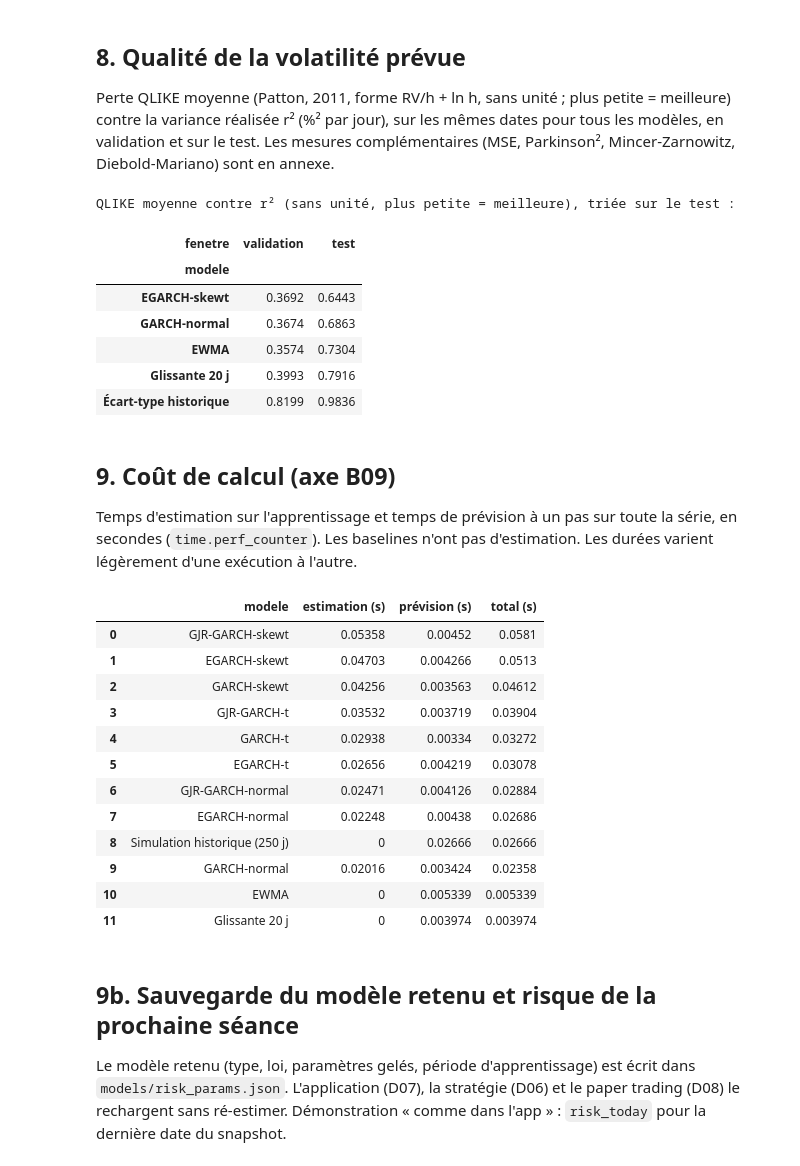
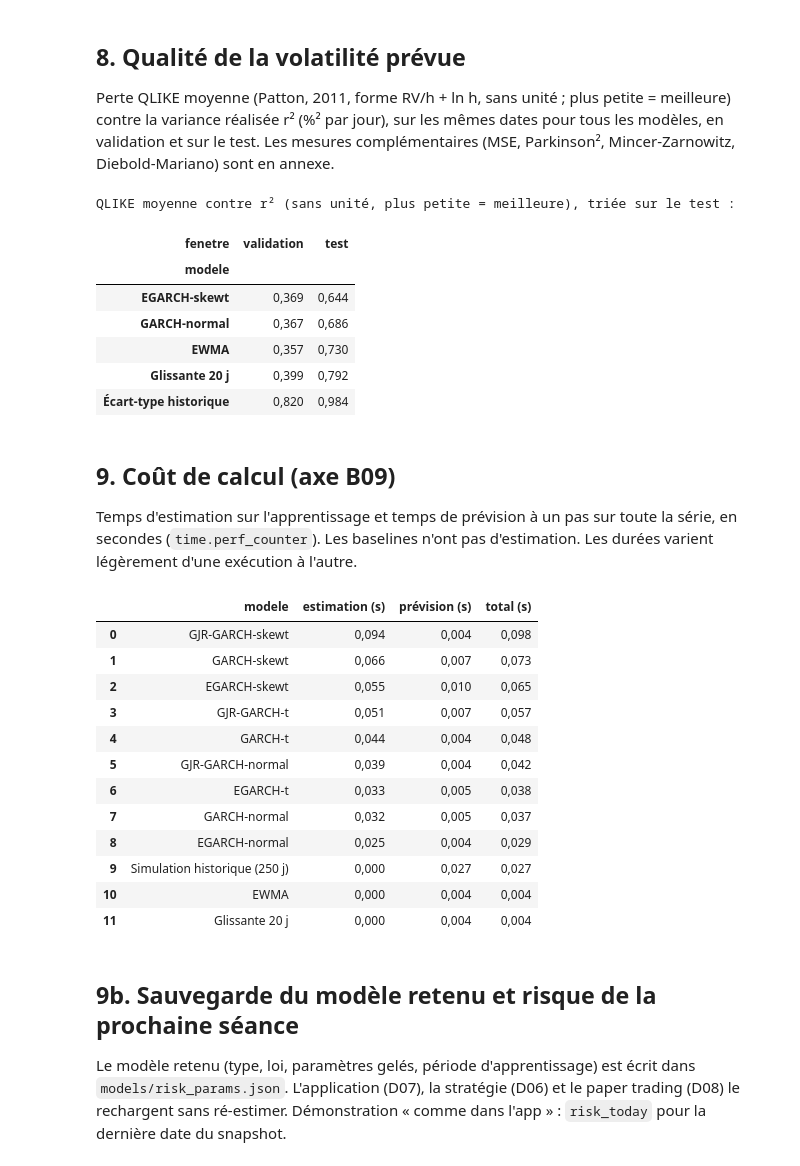
Before and after one commit to Zakaria12e/dia-quant-lab, a Jupyter notebook: notebooks/04_risque.ipynb, the cells around one changed output. Drawn from its saved outputs; the diff is of its cells as text; code cells hidden in the pictures.

```diff
--- a/notebooks/04_risque.ipynb
+++ b/notebooks/04_risque.ipynb
@@ -406,40 +408,40 @@ dm_vol = tableau_dm_volatilite(sigmas, realisees, fen_idx, reference=NOM_RETENU,
                                concurrents=['EWMA', NOM_GLISS, NOM_REF])   # détail en annexe
 
 print('QLIKE moyenne contre r² (sans unité, plus petite = meilleure), triée sur le test :')
-display(eval_vol[eval_vol['mesure_realisee'] == 'r²']
+display(formater_tableau(eval_vol[eval_vol['mesure_realisee'] == 'r²']
         .pivot(index='modele', columns='fenetre', values='qlike_moyen')[['validation', 'test']]
-        .sort_values('test'))
+        .sort_values('test')))
 # %% [output]
 QLIKE moyenne contre r² (sans unité, plus petite = meilleure), triée sur le test :
 | fenetre | validation | test |
 | modele |  |  |
-| EGARCH-skewt | 0.3692 | 0.6443 |
-| GARCH-normal | 0.3674 | 0.6863 |
-| EWMA | 0.3574 | 0.7304 |
-| Glissante 20 j | 0.3993 | 0.7916 |
-| Écart-type historique | 0.8199 | 0.9836 |
+| EGARCH-skewt | 0,369 | 0,644 |
+| GARCH-normal | 0,367 | 0,686 |
+| EWMA | 0,357 | 0,730 |
+| Glissante 20 j | 0,399 | 0,792 |
+| Écart-type historique | 0,820 | 0,984 |
 # %% [markdown]
 ## 9. Coût de calcul (axe B09)
 
 Temps d'estimation sur l'apprentissage et temps de prévision à un pas sur toute la série, en secondes (`time.perf_counter`). Les baselines n'ont pas d'estimation. Les durées varient légèrement d'une exécution à l'autre.
 # %%
 temps = tableau_temps(fits, r)
-display(temps.rename(columns={'estimation_s': 'estimation (s)', 'prevision_s': 'prévision (s)',
-                              'total_s': 'total (s)'}))
+display(formater_tableau(temps.rename(columns={'estimation_s': 'estimation (s)', 'prevision_s': 'prévision (s)',
+                              'total_s': 'total (s)'})))
 # %% [output]
 |  | modele | estimation (s) | prévision (s) | total (s) |
-| 0 | GJR-GARCH-skewt | 0.05358 | 0.00452 | 0.0581 |
-| 1 | EGARCH-skewt | 0.04703 | 0.004266 | 0.0513 |
-| 2 | GARCH-skewt | 0.04256 | 0.003563 | 0.04612 |
-| 3 | GJR-GARCH-t | 0.03532 | 0.003719 | 0.03904 |
-| 4 | GARCH-t | 0.02938 | 0.00334 | 0.03272 |
-| 5 | EGARCH-t | 0.02656 | 0.004219 | 0.03078 |
-| 6 | GJR-GARCH-normal | 0.02471 | 0.004126 | 0.02884 |
-| 7 | EGARCH-normal | 0.02248 | 0.00438 | 0.02686 |
-| 8 | Simulation historique (250 j) | 0 | 0.02666 | 0.02666 |
-| 9 | GARCH-normal | 0.02016 | 0.003424 | 0.02358 |
-| 10 | EWMA | 0 | 0.005339 | 0.005339 |
-| 11 | Glissante 20 j | 0 | 0.003974 | 0.003974 |
+| 0 | GJR-GARCH-skewt | 0,094 | 0,004 | 0,098 |
+| 1 | GARCH-skewt | 0,066 | 0,007 | 0,073 |
+| 2 | EGARCH-skewt | 0,055 | 0,010 | 0,065 |
+| 3 | GJR-GARCH-t | 0,051 | 0,007 | 0,057 |
+| 4 | GARCH-t | 0,044 | 0,004 | 0,048 |
+| 5 | GJR-GARCH-normal | 0,039 | 0,004 | 0,042 |
+| 6 | EGARCH-t | 0,033 | 0,005 | 0,038 |
+| 7 | GARCH-normal | 0,032 | 0,005 | 0,037 |
+| 8 | EGARCH-normal | 0,025 | 0,004 | 0,029 |
+| 9 | Simulation historique (250 j) | 0,000 | 0,027 | 0,027 |
+| 10 | EWMA | 0,000 | 0,004 | 0,004 |
+| 11 | Glissante 20 j | 0,000 | 0,004 | 0,004 |
 # %% [markdown]
 ## 9b. Sauvegarde du modèle retenu et risque de la prochaine séance
 
```
Also changed, not shown: parts of 13 cells of this notebook, 4 other files.
